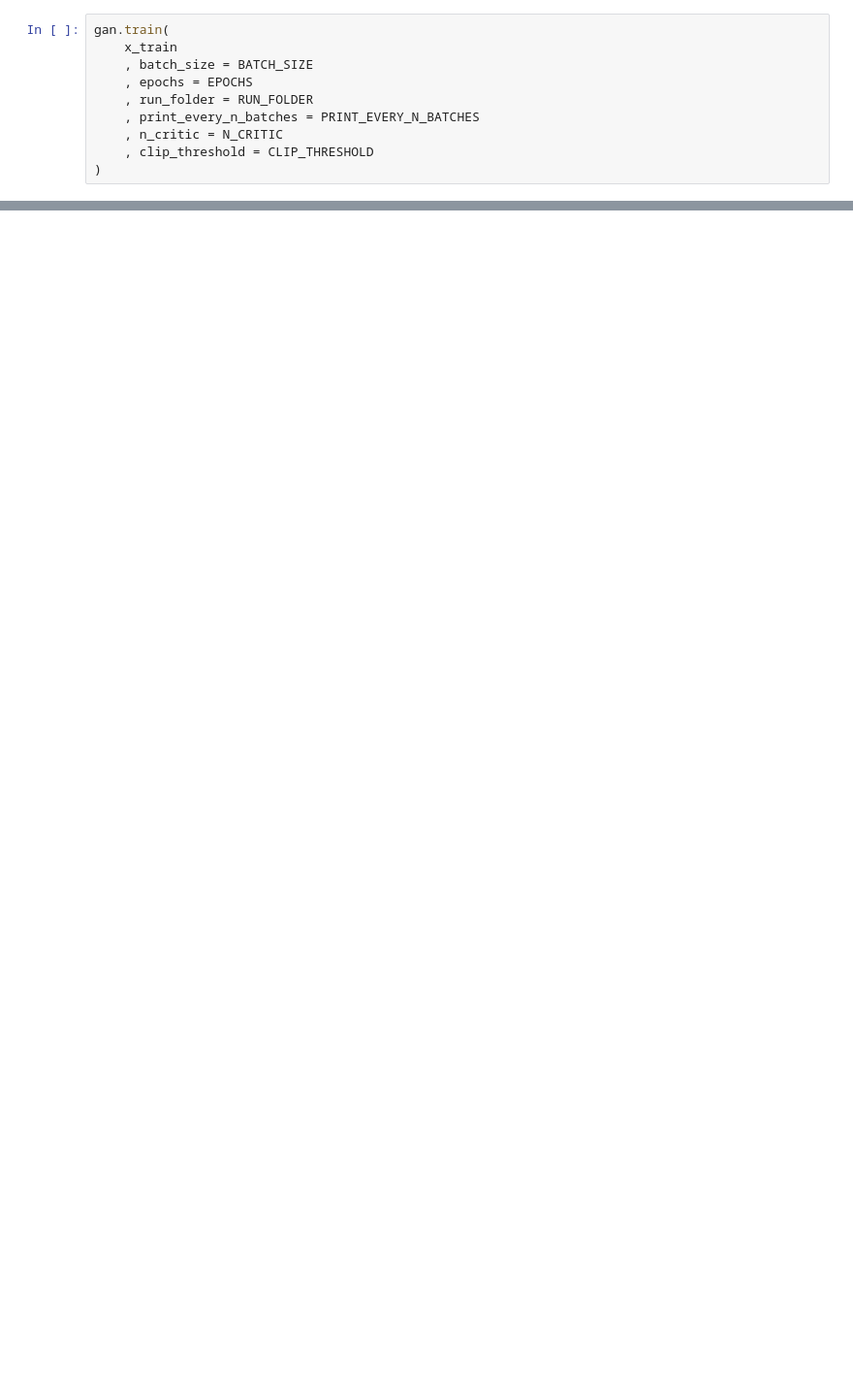
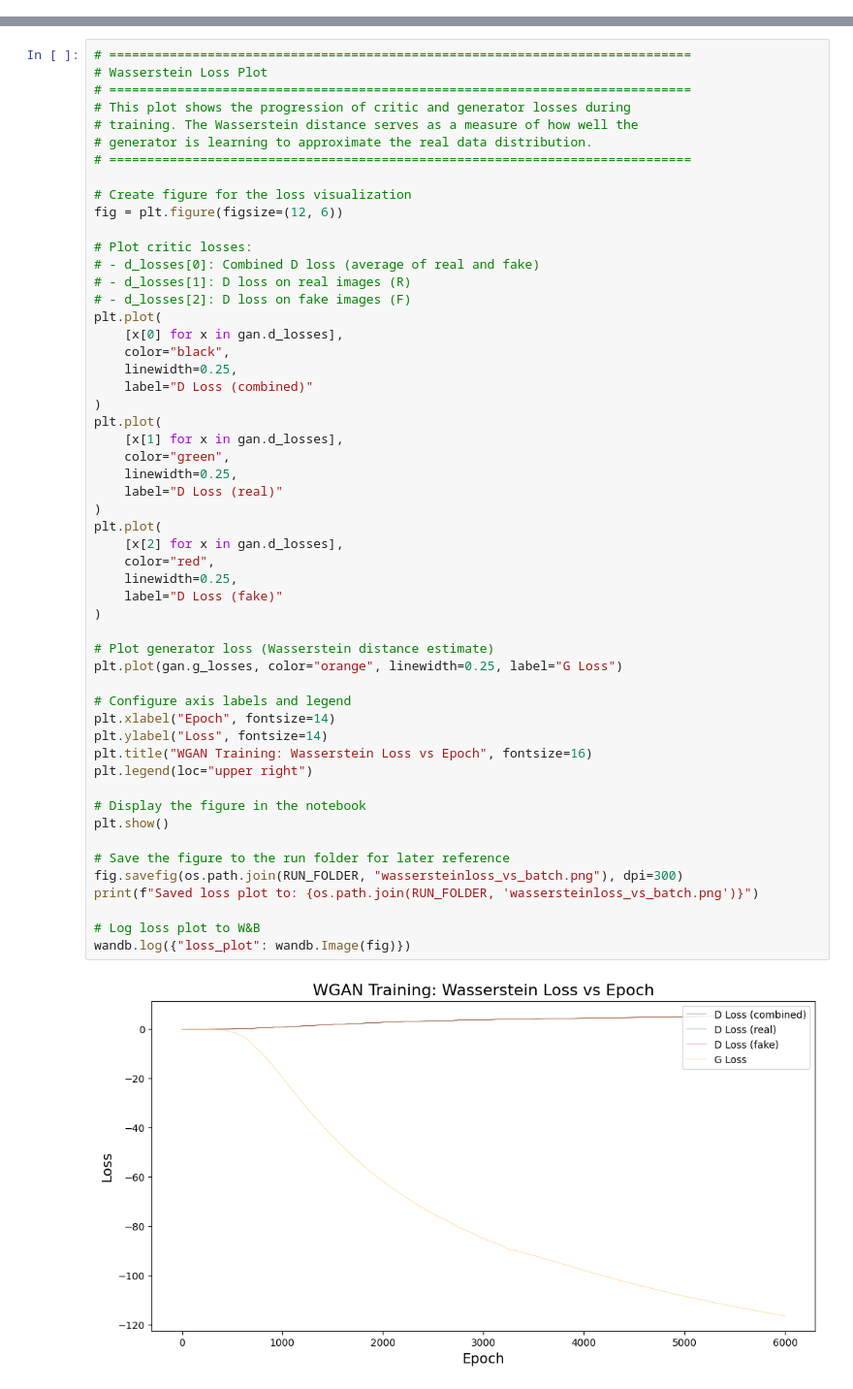
Before and after one commit to cataluna84/Generative_Deep_Learning, a Jupyter notebook: v1/notebooks/04_02_wgan_cifar_train.ipynb, the cells around one changed output, grey strips where cells are left out. Shown at 97% size. Cells and saved outputs as stored; diff of their text form; blank space fills up the shorter version.

```diff
--- a/v1/notebooks/04_02_wgan_cifar_train.ipynb
+++ b/v1/notebooks/04_02_wgan_cifar_train.ipynb
@@ -125,10 +0,0 @@ CLIP_THRESHOLD = 0.01
-# %%
-gan.train(
-    x_train
-    , batch_size = BATCH_SIZE
-    , epochs = EPOCHS
-    , run_folder = RUN_FOLDER
-    , print_every_n_batches = PRINT_EVERY_N_BATCHES
-    , n_critic = N_CRITIC
-    , clip_threshold = CLIP_THRESHOLD
-)
@@ -235,0 +707,55 @@ plt.close()
+# %%
+# =============================================================================
+# Wasserstein Loss Plot
+# =============================================================================
+# This plot shows the progression of critic and generator losses during
+# training. The Wasserstein distance serves as a measure of how well the
+# generator is learning to approximate the real data distribution.
+# =============================================================================
+
+# Create figure for the loss visualization
+fig = plt.figure(figsize=(12, 6))
+
+# Plot critic losses:
+# - d_losses[0]: Combined D loss (average of real and fake)
+# - d_losses[1]: D loss on real images (R)
+# - d_losses[2]: D loss on fake images (F)
+plt.plot(
+    [x[0] for x in gan.d_losses],
+    color="black",
+    linewidth=0.25,
+    label="D Loss (combined)"
+)
+plt.plot(
+    [x[1] for x in gan.d_losses],
+    color="green",
+    linewidth=0.25,
+    label="D Loss (real)"
+)
+plt.plot(
+    [x[2] for x in gan.d_losses],
+    color="red",
+    linewidth=0.25,
+    label="D Loss (fake)"
+)
+
+# Plot generator loss (Wasserstein distance estimate)
+plt.plot(gan.g_losses, color="orange", linewidth=0.25, label="G Loss")
+
+# Configure axis labels and legend
+plt.xlabel("Epoch", fontsize=14)
+plt.ylabel("Loss", fontsize=14)
+plt.title("WGAN Training: Wasserstein Loss vs Epoch", fontsize=16)
+plt.legend(loc="upper right")
+
+# Display the figure in the notebook
+plt.show()
+
+# Save the figure to the run folder for later reference
+fig.savefig(os.path.join(RUN_FOLDER, "wassersteinloss_vs_batch.png"), dpi=300)
+print(f"Saved loss plot to: {os.path.join(RUN_FOLDER, 'wassersteinloss_vs_batch.png')}")
+
+# Log loss plot to W&B
+wandb.log({"loss_plot": wandb.Image(fig)})
+# %% [output]
+[figure, added]
```
Also changed, not shown: parts of 64 cells of this notebook, 16 other files.
